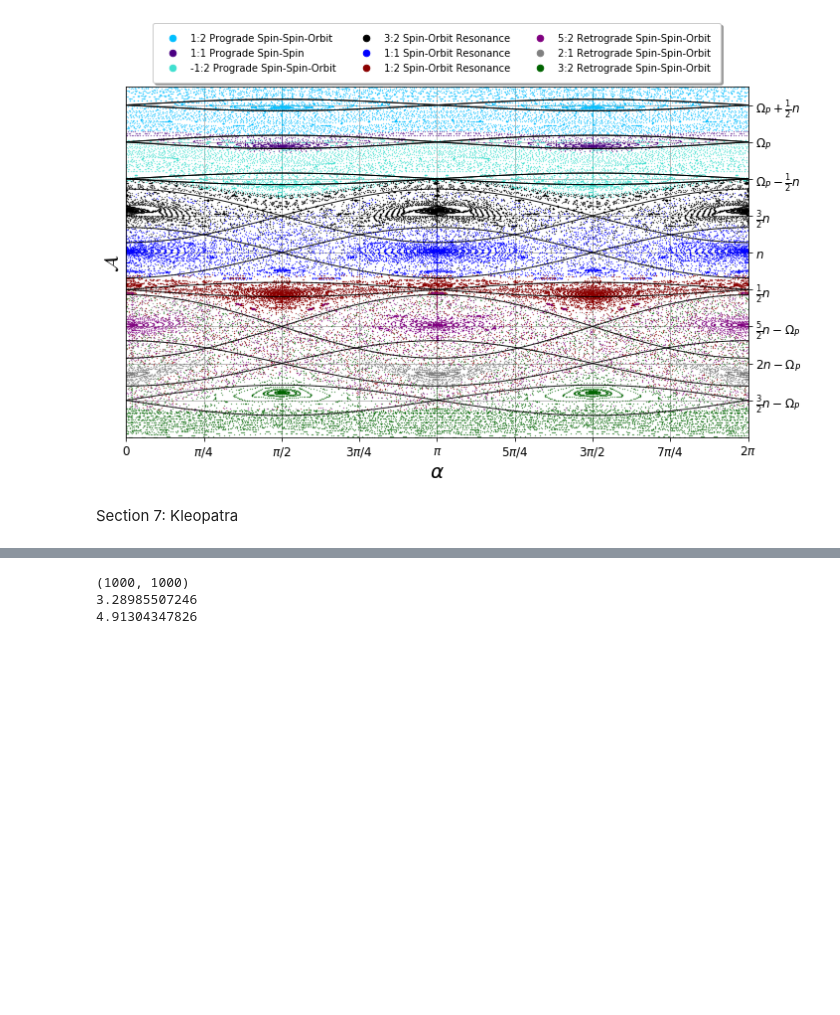
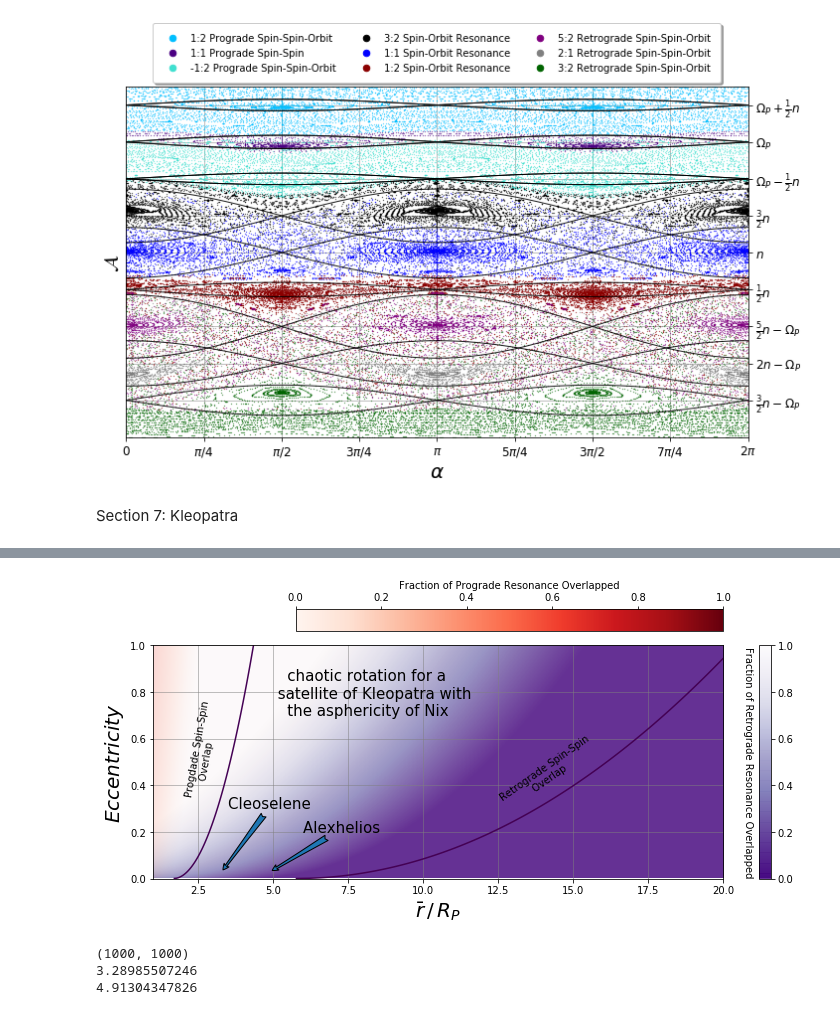
Before and after one commit to DSeligman/Onset_Chaos_SpinSpinOrbit, a Jupyter notebook: Create_All_Figures.ipynb, the cells around one changed output, grey strips where cells are left out. Drawn from its saved outputs; the diff is of its cells as text; code cells hidden in the pictures; blank space fills up the shorter version.

```diff
--- a/Create_All_Figures.ipynb
+++ b/Create_All_Figures.ipynb
@@ -1229,0 +1242,85 @@ print asphericity
+# %%
+
+
+length=1000
+rbar_ar,ecc_ar = np.meshgrid(np.linspace(Rp,20.*Rp,length),np.linspace(0,1.,length) )
+frac_cov_pro=np.zeros_like(rbar_ar)
+for ik in np.arange(length):
+    #print ik
+    #print rbar_ar[ik,jk]
+    for jk in np.arange(length):
+        #print rbar_ar[ik,jk]
+        Gamma11prograde=get_Gamma11prograde(np.linspace(1.*np.pi/4.,3.*np.pi/4.,1000),-Omegap,9./16.*Rp**2*G*Mq/(rbar_ar[ik,jk])**5*asphericity,Rp,(rbar_ar[ik,jk]),
+                                            np.sqrt(G*Mp/(rbar_ar[ik,jk])**3),ecc_ar[ik,jk],asphericity)
+        Gamma11progradepluss=get_Gamma11progradeplus(np.linspace(1.*np.pi/4.,3.*np.pi/4.,1000),-Omegap,45./32.*Rp**2*G*Mq/(rbar_ar[ik,jk])**5*e*asphericity,Rp,(rbar_ar[ik,jk]),
+                                                     np.sqrt(G*Mp/(rbar_ar[ik,jk])**3),ecc_ar[ik,jk],asphericity)
+
+        frac_cov_pro[ik,jk]=np.sum(-Gamma11prograde[0]+Gamma11progradepluss[1])/np.sum(-Gamma11prograde[0]+Gamma11prograde[1])
+# %%
+fig = plt.figure(figsize=(10,5))
+ax  = fig.add_axes([0.08,0.16,0.99,0.81])
+asphericity=0.63#*np.cos(np.pi/4.)
+#rbar_ar,ecc_ar = np.meshgrid(np.linspace(Rp,20.*Rp,1000),np.linspace(0,1.,1000) )
+print rbar_ar.shape
+LHS_ssr = np.sqrt(G*Mp/rbar_ar**3)/2.
+RHS_ssr = 2.*np.sqrt(105.*G*asphericity*Mq*Rp**2/16./rbar_ar**5)**(1.+np.sqrt(13./2.*ecc_ar))
+
+w1_ssr = 2.*np.sqrt(105.*G*asphericity*Mq*Rp**2/16./rbar_ar**5*(1.))
+w2_ssr = 2.*np.sqrt(105.*G*asphericity*Mq*Rp**2/16./rbar_ar**5*(13./2.*ecc_ar))
+
+
+LHS_ssp = np.sqrt(G*Mp/rbar_ar**3)/2.
+RHS_ssp = 2.*np.sqrt(9.*G*asphericity*Mq*Rp**2/16./rbar_ar**5)*(1.+np.sqrt(5./2.*ecc_ar))
+
+w1_ssp = 2.*np.sqrt(9.*G*asphericity*Mq*Rp**2/16./rbar_ar**5*(1.))
+w2_ssp = 2.*np.sqrt(9.*G*asphericity*Mq*Rp**2/16./rbar_ar**5*(5./2.*ecc_ar))
+
+contours_ret=plt.contour(rbar_ar/Rp,ecc_ar,(w1_ssr+w2_ssr)/LHS_ssr,[1],color=' hot')
+#ax.clabel(contours_ret, inline=True, fontsize=8,fmt='fuc')
+contours_pro=plt.contour(rbar_ar/Rp,ecc_ar,RHS_ssp/LHS_ssp,[1,100,1000],color='black')
+#ax.clabel(contours_pro, inline=False, fontsize=15,fmt='fuc',inline_spacing=100)
+
+#cs = ax.contourf(rbrp, ecc, fracoverlap,100,cmap=plt.cm.plasma)#, corner_mask=corner_mask)
+#ax.contour(cs)#, colors='k')
+#cbar = fig.colorbar(cs)
+
+#(w1_ssr+LHS_ssr+w2_ssr)/(2.*w1_ssr)
+#here starts
+cs2=ax.imshow(frac_cov_pro, extent=[1, 20, 0, 1], origin='lower',
+           cmap='Reds', alpha=1.,aspect='auto',vmin=0.,vmax=1.)
+
+cbar2 = fig.colorbar(cs2,location='top',shrink=0.6,spacing='tight')
+cbar2.set_label('Fraction of Prograde Resonance Overlapped', rotation=0)
+
+
+
+cs=ax.imshow(frac_cov, extent=[1, 20, 0, 1], origin='lower',
+           cmap='Purples_r', alpha=0.8,aspect='auto',vmin=0.,vmax=1.)
+
+cbar = fig.colorbar(cs)
+cbar.set_label('Fraction of Retrograde Resonance Overlapped', rotation=270,labelpad=-40)
+
+#plt.colorbar()
+
+ax.set_xlabel(r'$\bar{r}\,/\,R_P$',fontsize=20)
+ax.set_ylabel(r'$Eccentricity$',fontsize=20)
+#ax.set_ylim([0.,1.])
+
+#ax.set_xlim([.99,10.8])
+
+Cleoselene=454.e3
+Alexhelios =678.e3
+print Cleoselene/Rp
+print Alexhelios/Rp
+ax.grid(linestyle='-', linewidth='1.0', color='grey',alpha=.5)
+ax.annotate('Cleoselene ', xy=(Cleoselene/Rp,.03),xytext=(3.5,.3),fontsize=15,
+            color='black',arrowprops=dict(arrowstyle="fancy",connectionstyle="arc3,rad=-0.0"))
+ax.annotate('Alexhelios ', xy=(Alexhelios/Rp,.03),xytext=(6,.2),fontsize=15,
+            color='black',arrowprops=dict(arrowstyle="fancy",connectionstyle="arc3,rad=-0.0"))
+ax.annotate('   chaotic rotation for a \n satellite of Kleopatra with\n   the asphericity of Nix' ,
+            xy=(Alexhelios/Rp,.03),xytext=(5,.7),fontsize=15,
+            color='black',)
+ax.annotate('Progdade Spin-Spin \n      Overlap ', xy=(2.0275,.7),fontsize=10,rotation=80)
+ax.annotate('Retrograde Spin-Spin \n          Overlap ', xy=(12.5,.55),fontsize=10,rotation=35)
+plt.savefig('hypothetical_satellite_kleo_v2.pdf')
+# %% [output]
@@ -1230,3 +1330,4 @@ print asphericity
+[figure, added]
 # %%
 fig = plt.figure(figsize=(10,5))
 ax  = fig.add_axes([0.08,0.16,0.99,0.81])
```
Also changed, not shown: parts of 4 cells of this notebook.
